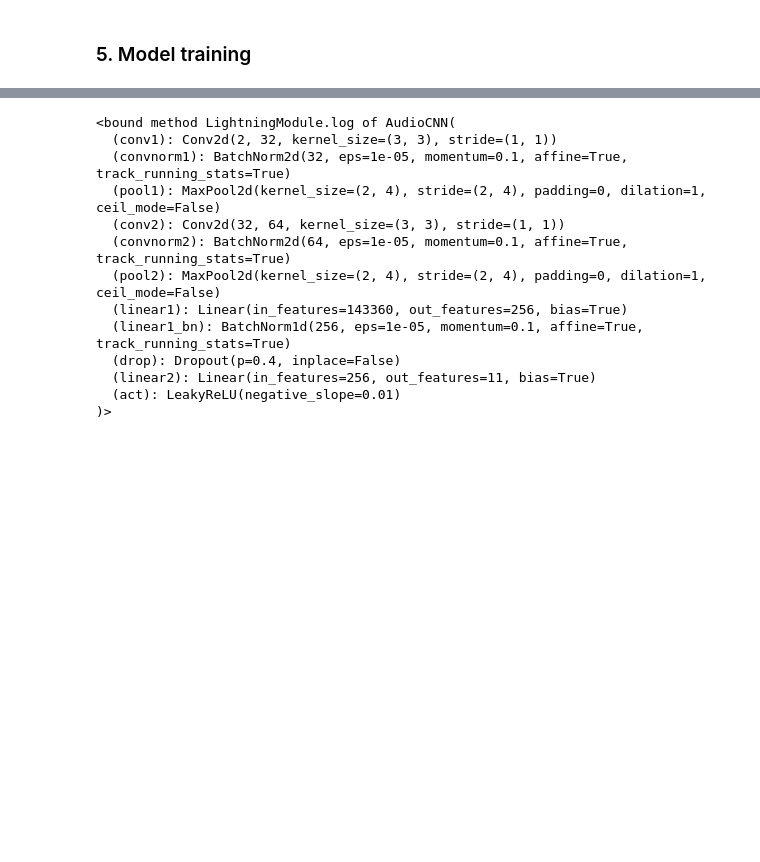
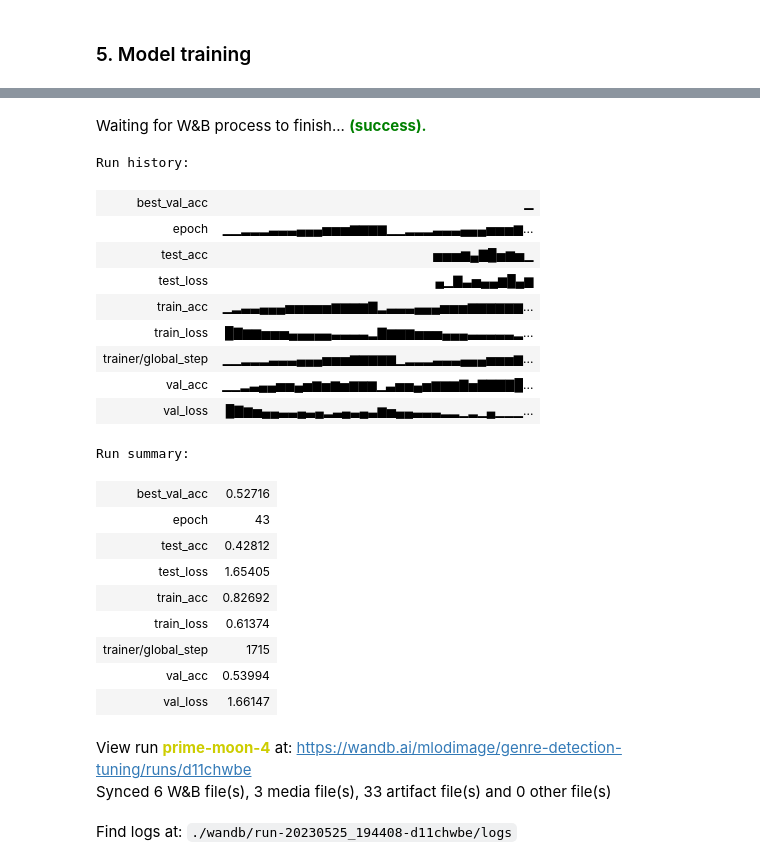
Before and after one commit to MSE-PI/MLodImage, a Jupyter notebook: code/notebooks/style_detector/cnn_mel_spectogram.ipynb, the cells around one changed output, grey strips where cells are left out. Saved outputs shown, nothing was run; the diff lists cells and outputs as text; code cells hidden in the pictures; blank space fills up the shorter version.

```diff
--- a/code/notebooks/style_detector/cnn_mel_spectogram.ipynb
+++ b/code/notebooks/style_detector/cnn_mel_spectogram.ipynb
@@ -406,17 +465,0 @@ UsageError: Line magic function `%tensorboard` not found.
-# %%
-# get the last log
-print(model.log)
-# %% [output]
-<bound method LightningModule.log of AudioCNN(
-  (conv1): Conv2d(2, 32, kernel_size=(3, 3), stride=(1, 1))
-  (convnorm1): BatchNorm2d(32, eps=1e-05, momentum=0.1, affine=True, track_running_stats=True)
-  (pool1): MaxPool2d(kernel_size=(2, 4), stride=(2, 4), padding=0, dilation=1, ceil_mode=False)
-  (conv2): Conv2d(32, 64, kernel_size=(3, 3), stride=(1, 1))
-  (convnorm2): BatchNorm2d(64, eps=1e-05, momentum=0.1, affine=True, track_running_stats=True)
-  (pool2): MaxPool2d(kernel_size=(2, 4), stride=(2, 4), padding=0, dilation=1, ceil_mode=False)
-  (linear1): Linear(in_features=143360, out_features=256, bias=True)
-  (linear1_bn): BatchNorm1d(256, eps=1e-05, momentum=0.1, affine=True, track_running_stats=True)
-  (drop): Dropout(p=0.4, inplace=False)
-  (linear2): Linear(in_features=256, out_features=11, bias=True)
-  (act): LeakyReLU(negative_slope=0.01)
-)>
@@ -422,0 +497,27 @@ print(model.log)
+# %%
+wandb.finish()
+# %% [output]
+Waiting for W&B process to finish... (success).
+Run history:
+| best_val_acc | ▁ |
+| epoch | ▁▁▂▂▂▃▃▃▄▄▄▅▅▅▆▆▆▆▁▁▂▂▂▃▃▃▄▄▄▅▅▅▆... |
+| test_acc | ▅▅▅▆▄▇█▅▆▅▁ |
+| test_loss | ▄▁▇▃▅▄▄▆█▄▆ |
+| train_acc | ▁▂▃▃▄▄▄▅▅▅▅▅▆▆▆▆▇▂▃▃▃▄▄▄▅▅▅▆▆▆▆▆▆... |
+| train_loss | █▇▆▆▅▅▅▄▄▄▄▄▃▃▃▃▂▇▆▆▆▅▅▅▄▄▄▃▃▃▃▃▂... |
+| trainer/global_step | ▁▁▂▂▂▃▃▃▄▄▄▅▅▅▆▆▆▆▆▁▂▂▂▃▃▃▄▄▄▅▅▅▆... |
+| val_acc | ▁▁▂▃▄▄▅▅▄▅▆▅▆▅▆▆▆▁▃▅▅▄▅▆▆▆▇▅▇▇▇▇█... |
+| val_loss | █▇▆▅▄▄▃▃▄▃▄▂▃▄▃▄▃▆▅▄▄▃▃▃▂▂▁▂▁▄▁▁▁... |
+Run summary:
+| best_val_acc | 0.52716 |
+| epoch | 43 |
+| test_acc | 0.42812 |
+| test_loss | 1.65405 |
+| train_acc | 0.82692 |
+| train_loss | 0.61374 |
+| trainer/global_step | 1715 |
+| val_acc | 0.53994 |
+| val_loss | 1.66147 |
+View run prime-moon-4 at: https://wandb.ai/mlodimage/genre-detection-tuning/runs/d11chwbe
+Synced 6 W&B file(s), 3 media file(s), 33 artifact file(s) and 0 other file(s)
+Find logs at: ./wandb/run-20230525_194408-d11chwbe/logs
```
Also changed, not shown: parts of 17 cells of this notebook, 3 other files.
